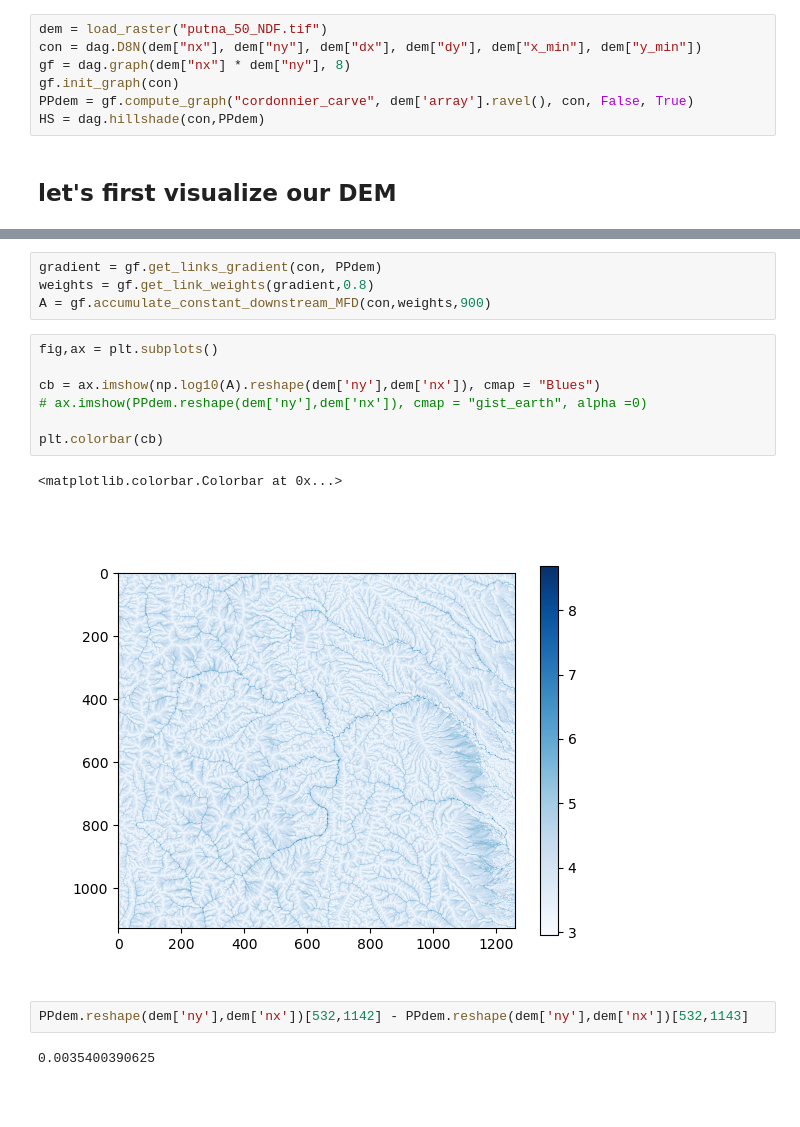
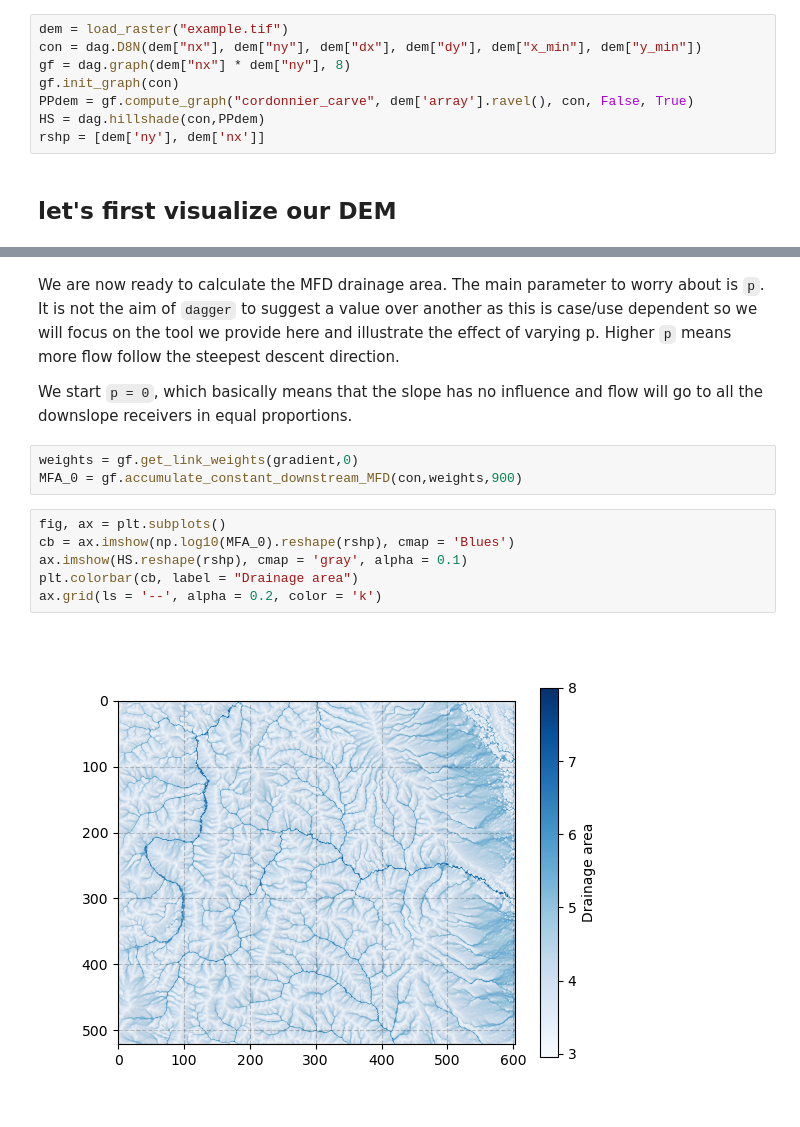
Before and after one commit to bgailleton/DAGGER, a Jupyter notebook: wrappers/python/demo/drainage_area.ipynb, the cells around one changed output, grey strips where cells are left out. Saved outputs shown, nothing was run; the diff lists cells and outputs as text; blank space fills up the shorter version.

```diff
--- a/wrappers/python/demo/drainage_area.ipynb
+++ b/wrappers/python/demo/drainage_area.ipynb
@@ -33,9 +34,10 @@ In the following cell, we create the main objects required for `DAGGER` to work:
 # %%
-dem = load_raster("putna_50_NDF.tif")
+dem = load_raster("example.tif")
 con = dag.D8N(dem["nx"], dem["ny"], dem["dx"], dem["dy"], dem["x_min"], dem["y_min"])
 gf = dag.graph(dem["nx"] * dem["ny"], 8)
 gf.init_graph(con)
 PPdem = gf.compute_graph("cordonnier_carve", dem['array'].ravel(), con, False, True)
 HS = dag.hillshade(con,PPdem)
+rshp = [dem['ny'], dem['nx']]
 # %% [markdown]
 ## let's first visualize our DEM
@@ -65,18 +118,15 @@ plt.colorbar(cb)
+# %% [markdown]
+We are now ready to calculate the MFD drainage area. The main parameter to worry about is `p`. It is not the aim of `dagger` to suggest a value over another as this is case/use dependent so we will focus on the tool we provide here and illustrate the effect of varying p. Higher `p` means more flow follow the steepest descent direction.
+
+We start `p = 0`, which basically means that the slope has no influence and flow will go to all the downslope receivers in equal proportions.
 # %%
-gradient = gf.get_links_gradient(con, PPdem)
-weights = gf.get_link_weights(gradient,0.8)
-A = gf.accumulate_constant_downstream_MFD(con,weights,900)
+weights = gf.get_link_weights(gradient,0)
+MFA_0 = gf.accumulate_constant_downstream_MFD(con,weights,900)
 # %%
-fig,ax = plt.subplots()
-
-cb = ax.imshow(np.log10(A).reshape(dem['ny'],dem['nx']), cmap = "Blues")
-# ax.imshow(PPdem.reshape(dem['ny'],dem['nx']), cmap = "gist_earth", alpha =0)
-
-plt.colorbar(cb)
+fig, ax = plt.subplots()
+cb = ax.imshow(np.log10(MFA_0).reshape(rshp), cmap = 'Blues')
+ax.imshow(HS.reshape(rshp), cmap = 'gray', alpha = 0.1)
+plt.colorbar(cb, label = "Drainage area")
+ax.grid(ls = '--', alpha = 0.2, color = 'k')
 # %% [output]
-<matplotlib.colorbar.Colorbar at 0x...>
-[figure, old version]
+[figure, new version]
-# %%
-PPdem.reshape(dem['ny'],dem['nx'])[532,1142] - PPdem.reshape(dem['ny'],dem['nx'])[532,1143]
-# %% [output]
-0.0035400390625
```
Also changed, not shown: parts of 14 cells of this notebook.
